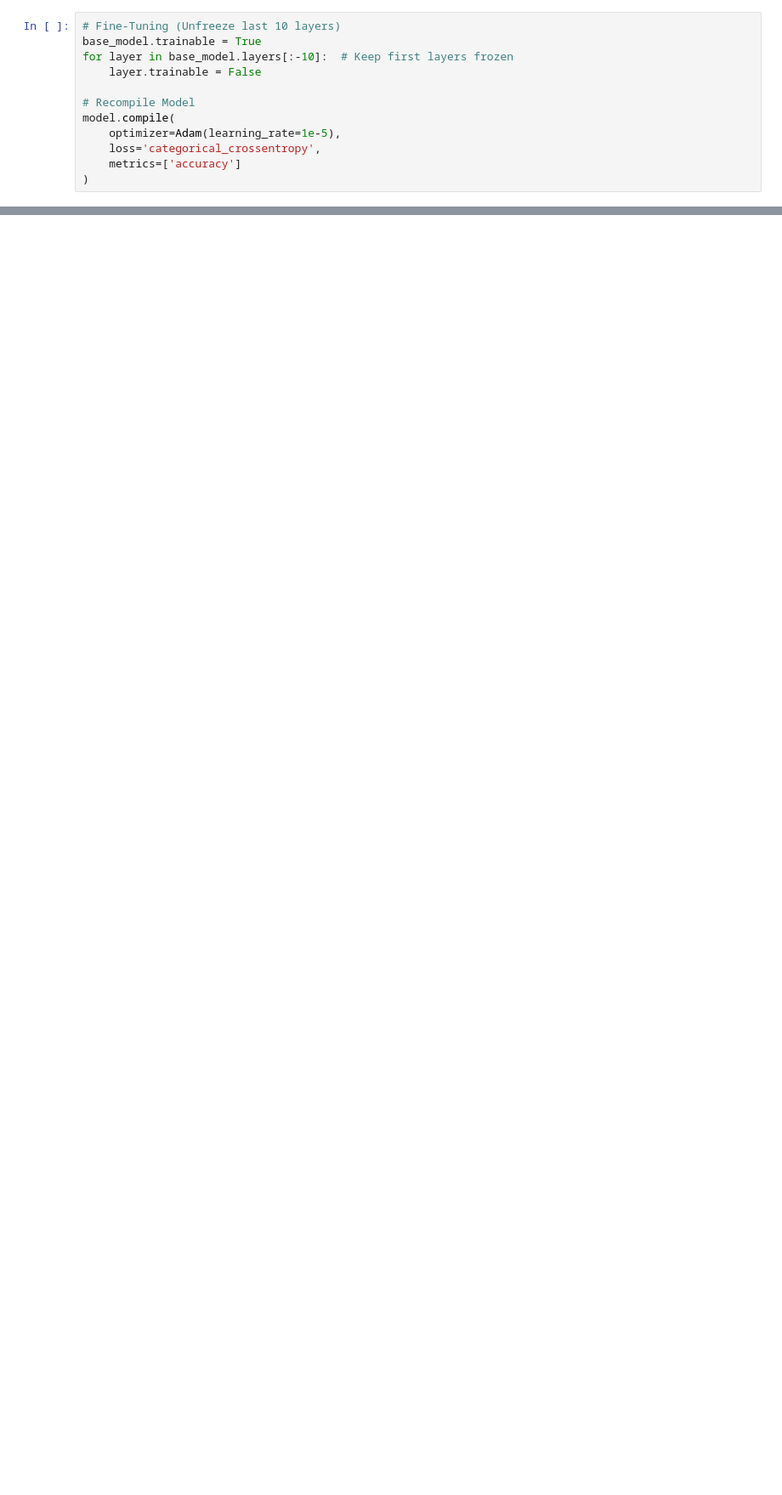
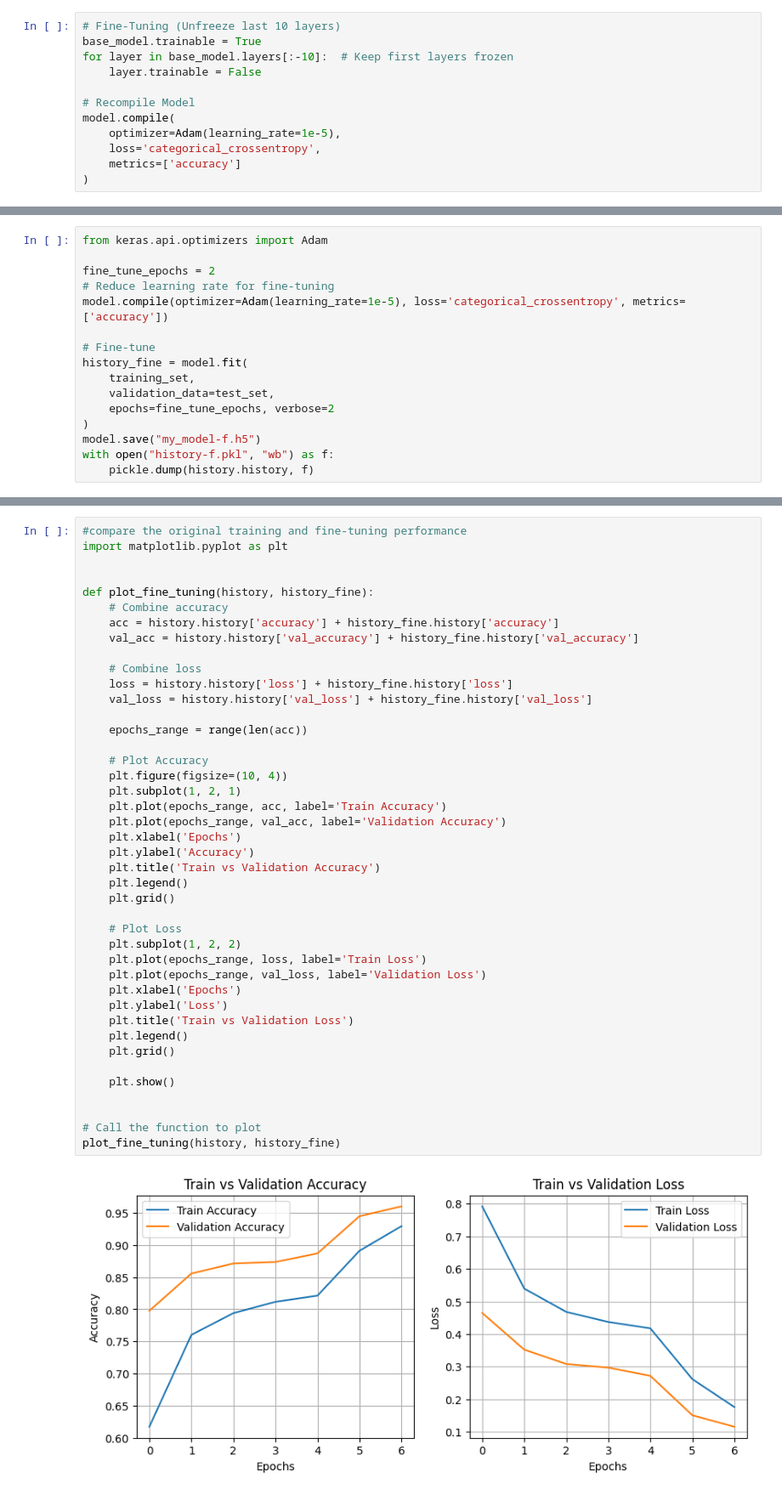
Before and after one commit to kuanmol/sdp, a Jupyter notebook: sl-first/cnn.ipynb, the cells around one changed output, grey strips where cells are left out. Shown: that part at 85% size. Saved outputs shown, nothing was run; the diff lists cells and outputs as text; blank space fills up the shorter version.

```diff
--- a/sl-first/cnn.ipynb
+++ b/sl-first/cnn.ipynb
@@ -167,0 +179,16 @@ history_fine = model.fit(
+# %%
+from keras.api.optimizers import Adam
+
+fine_tune_epochs = 2
+# Reduce learning rate for fine-tuning
+model.compile(optimizer=Adam(learning_rate=1e-5), loss='categorical_crossentropy', metrics=['accuracy'])
+
+# Fine-tune
+history_fine = model.fit(
+    training_set,
+    validation_data=test_set,
+    epochs=fine_tune_epochs, verbose=2
+)
+model.save("my_model-f.h5")
+with open("history-f.pkl", "wb") as f:
+    pickle.dump(history.history, f)
@@ -167,0 +201,44 @@ history_fine = model.fit(
+# %%
+#compare the original training and fine-tuning performance
+import matplotlib.pyplot as plt
+
+
+def plot_fine_tuning(history, history_fine):
+    # Combine accuracy
+    acc = history.history['accuracy'] + history_fine.history['accuracy']
+    val_acc = history.history['val_accuracy'] + history_fine.history['val_accuracy']
+
+    # Combine loss
+    loss = history.history['loss'] + history_fine.history['loss']
+    val_loss = history.history['val_loss'] + history_fine.history['val_loss']
+
+    epochs_range = range(len(acc))
+
+    # Plot Accuracy
+    plt.figure(figsize=(10, 4))
+    plt.subplot(1, 2, 1)
+    plt.plot(epochs_range, acc, label='Train Accuracy')
+    plt.plot(epochs_range, val_acc, label='Validation Accuracy')
+    plt.xlabel('Epochs')
+    plt.ylabel('Accuracy')
+    plt.title('Train vs Validation Accuracy')
+    plt.legend()
+    plt.grid()
+
+    # Plot Loss
+    plt.subplot(1, 2, 2)
+    plt.plot(epochs_range, loss, label='Train Loss')
+    plt.plot(epochs_range, val_loss, label='Validation Loss')
+    plt.xlabel('Epochs')
+    plt.ylabel('Loss')
+    plt.title('Train vs Validation Loss')
+    plt.legend()
+    plt.grid()
+
+    plt.show()
+
+
+# Call the function to plot
+plot_fine_tuning(history, history_fine)
+# %% [output]
+[figure, added]
```
Also changed, not shown: parts of 14 cells of this notebook, 9 other files.
